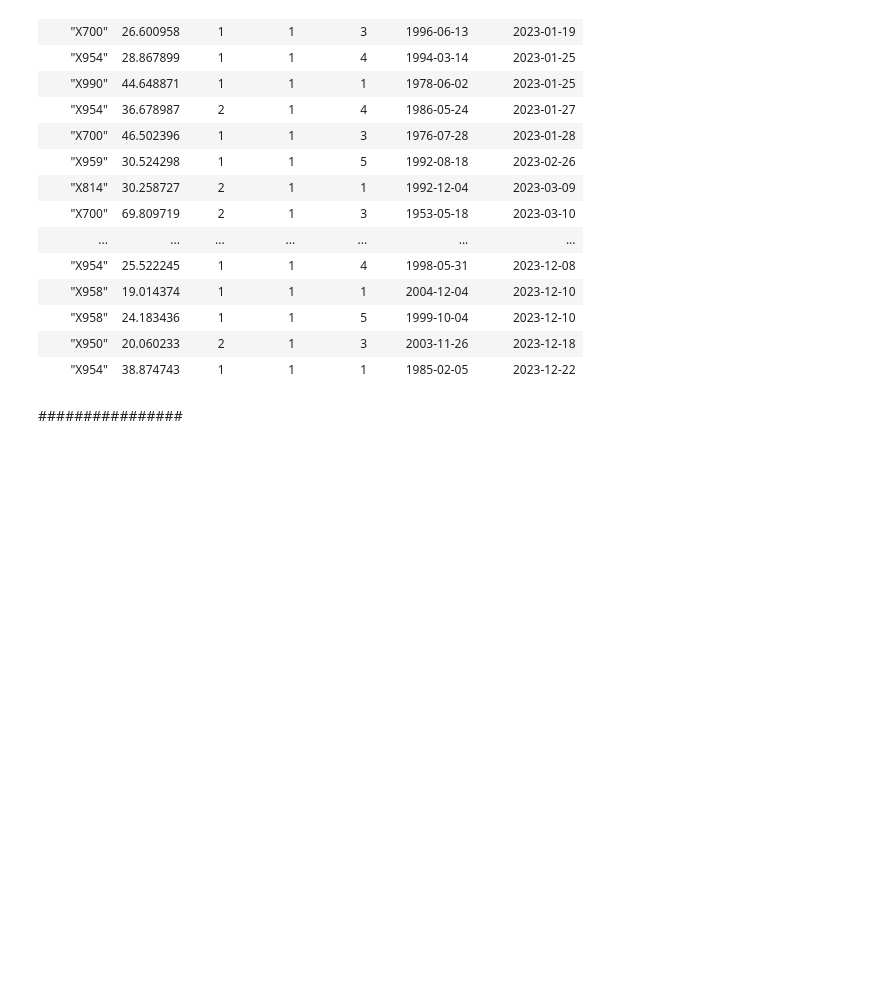
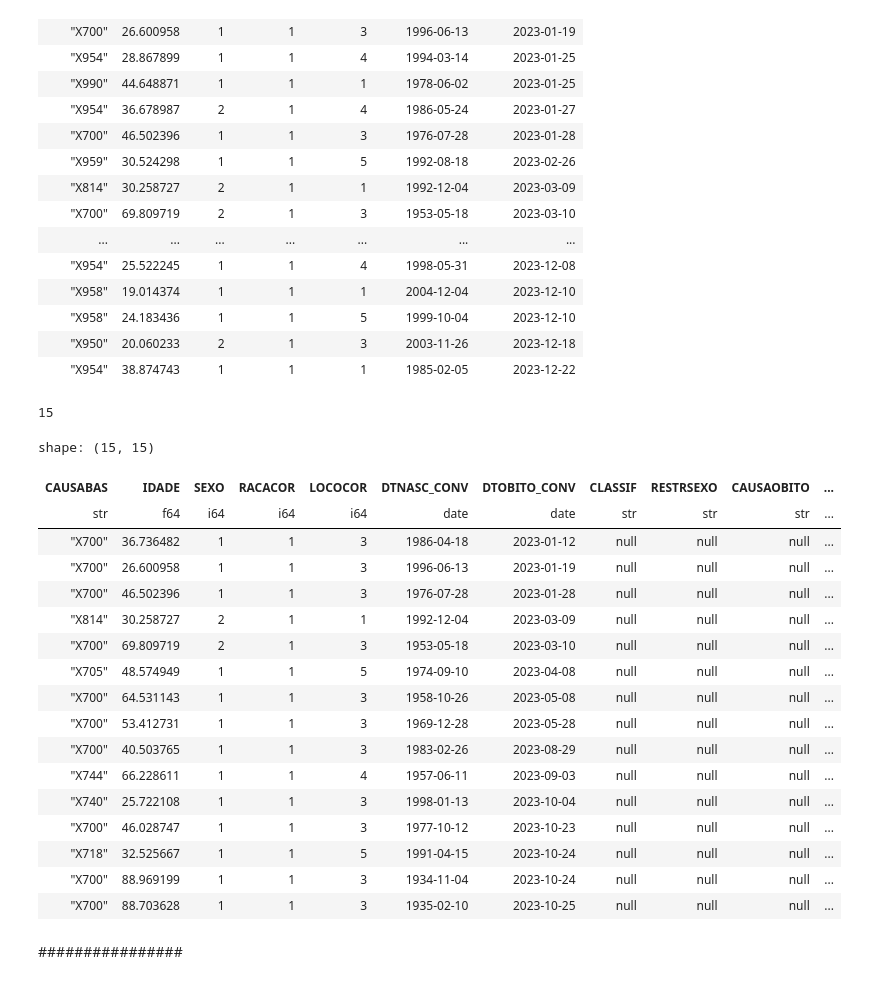
Before and after one commit to arturbernardo/data_sus, a Jupyter notebook: obitos_cid_datasus.ipynb, the cells around one changed output. Saved outputs shown, nothing was run; the diff lists cells and outputs as text; code cells hidden in the pictures; blank space fills up the shorter version.

```diff
--- a/obitos_cid_datasus.ipynb
+++ b/obitos_cid_datasus.ipynb
@@ -200,6 +201,34 @@ shape: (46, 7)
 | "X958" | 24.183436 | 1 | 1 | 5 | 1999-10-04 | 2023-12-10 |
 | "X950" | 20.060233 | 2 | 1 | 3 | 2003-11-26 | 2023-12-18 |
 | "X954" | 38.874743 | 1 | 1 | 1 | 1985-02-05 | 2023-12-22 |
+# %%
+pl.Config.set_tbl_width_chars(200)
+pl.Config.set_fmt_str_lengths(200)
+df_x = df_x.join(sub_categorias, left_on="CAUSABAS", right_on="SUBCAT", how="left")
+# %%
+df_auto = df_x.filter(df_x['DESCRICAO'].str.contains('autoprovocada'))
+print(len(df_auto))
+df_auto
+# %% [output]
+15
+shape: (15, 15)
+| CAUSABAS | IDADE | SEXO | RACACOR | LOCOCOR | DTNASC_CONV | DTOBITO_CONV | CLASSIF | RESTRSEXO | CAUSAOBITO | ... |
+| str | f64 | i64 | i64 | i64 | date | date | str | str | str | ... |
+| "X700" | 36.736482 | 1 | 1 | 3 | 1986-04-18 | 2023-01-12 | null | null | null | ... |
+| "X700" | 26.600958 | 1 | 1 | 3 | 1996-06-13 | 2023-01-19 | null | null | null | ... |
+| "X700" | 46.502396 | 1 | 1 | 3 | 1976-07-28 | 2023-01-28 | null | null | null | ... |
+| "X814" | 30.258727 | 2 | 1 | 1 | 1992-12-04 | 2023-03-09 | null | null | null | ... |
+| "X700" | 69.809719 | 2 | 1 | 3 | 1953-05-18 | 2023-03-10 | null | null | null | ... |
+| "X705" | 48.574949 | 1 | 1 | 5 | 1974-09-10 | 2023-04-08 | null | null | null | ... |
+| "X700" | 64.531143 | 1 | 1 | 3 | 1958-10-26 | 2023-05-08 | null | null | null | ... |
+| "X700" | 53.412731 | 1 | 1 | 3 | 1969-12-28 | 2023-05-28 | null | null | null | ... |
+| "X700" | 40.503765 | 1 | 1 | 3 | 1983-02-26 | 2023-08-29 | null | null | null | ... |
+| "X744" | 66.228611 | 1 | 1 | 4 | 1957-06-11 | 2023-09-03 | null | null | null | ... |
+| "X740" | 25.722108 | 1 | 1 | 3 | 1998-01-13 | 2023-10-04 | null | null | null | ... |
+| "X700" | 46.028747 | 1 | 1 | 3 | 1977-10-12 | 2023-10-23 | null | null | null | ... |
+| "X718" | 32.525667 | 1 | 1 | 5 | 1991-04-15 | 2023-10-24 | null | null | null | ... |
+| "X700" | 88.969199 | 1 | 1 | 3 | 1934-11-04 | 2023-10-24 | null | null | null | ... |
+| "X700" | 88.703628 | 1 | 1 | 3 | 1935-02-10 | 2023-10-25 | null | null | null | ... |
 # %% [markdown]
 ################
 # %%
```
Also changed, not shown: parts of 1 cell of this notebook.
